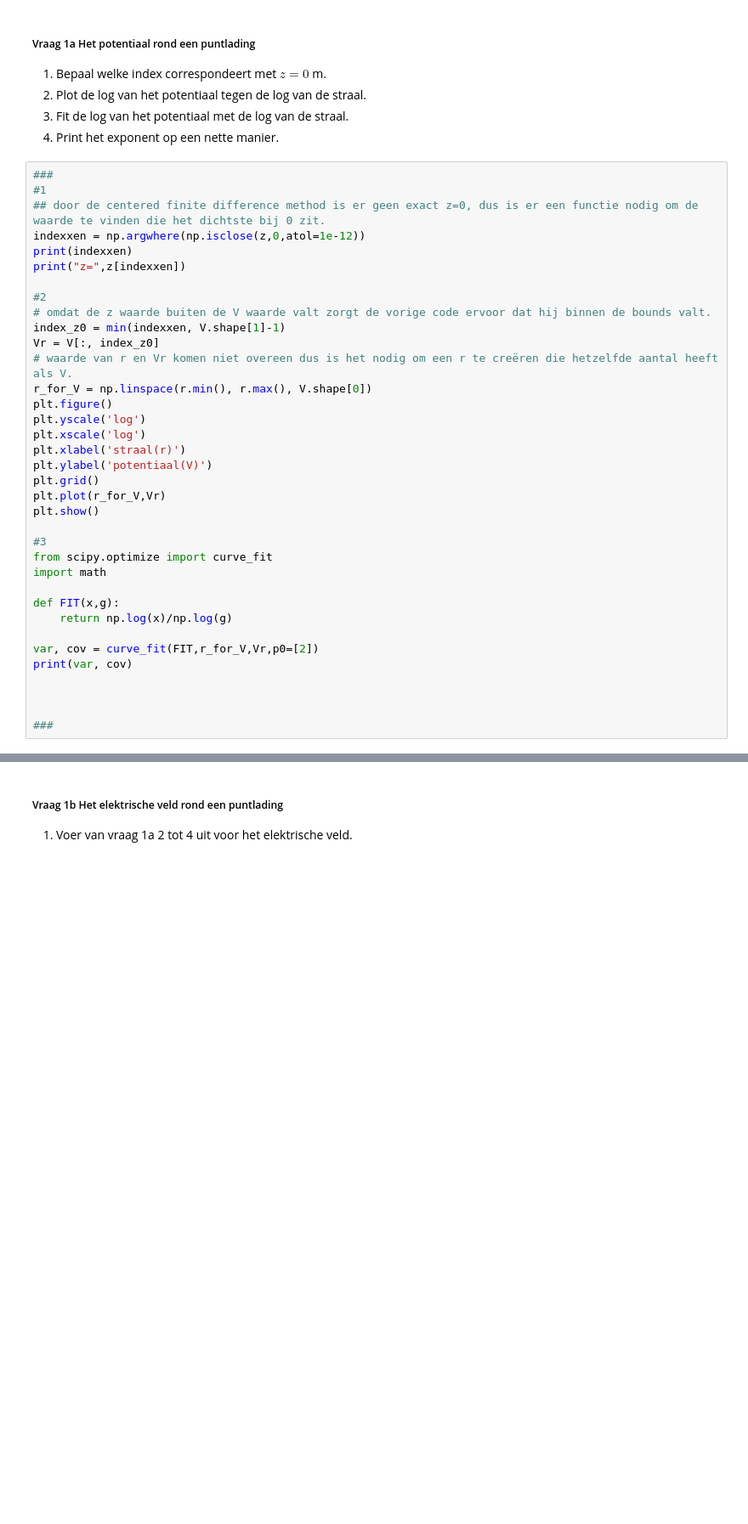
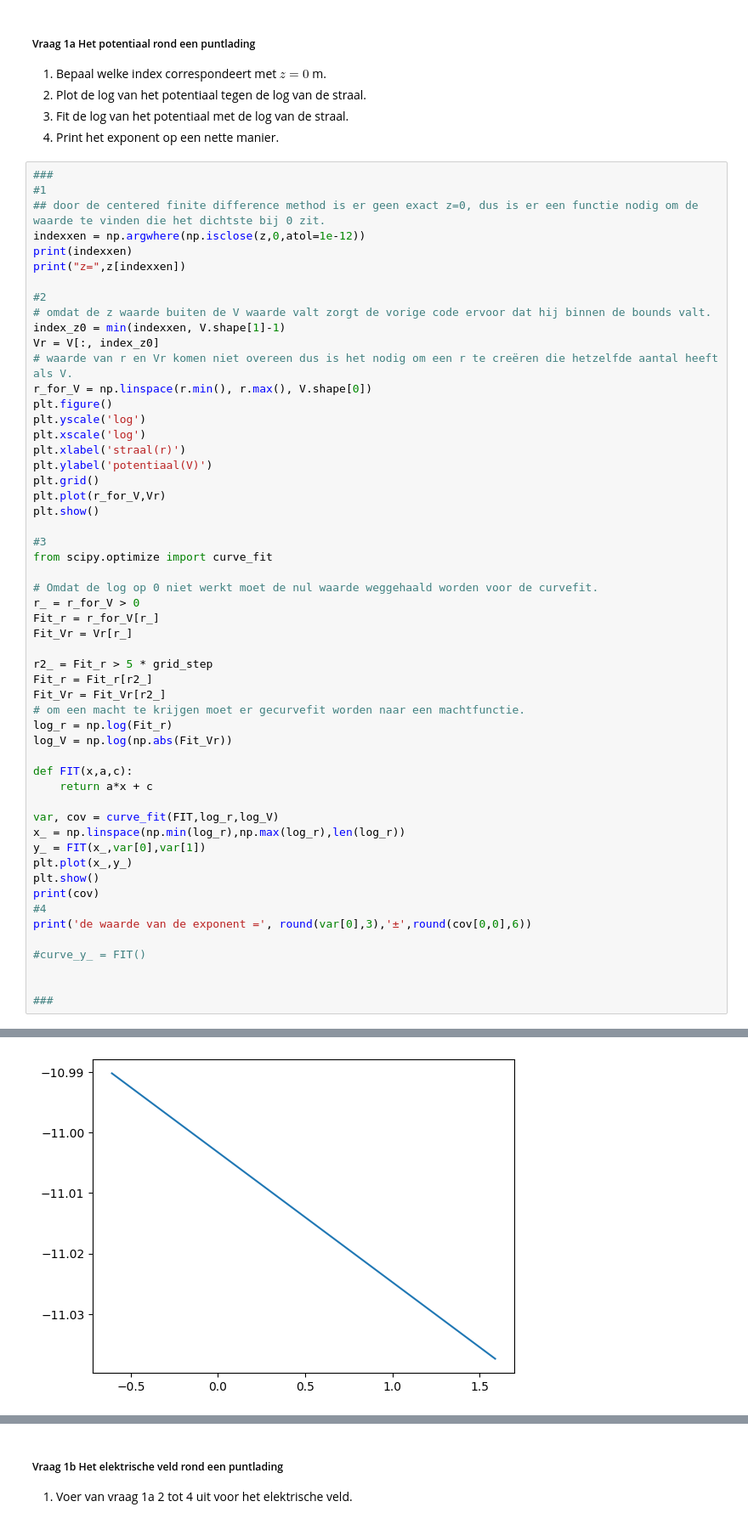
Before and after one commit to owenvanderwal/opdrachten-DEF-D, a Jupyter notebook: DigitaleOntwerpopdrachten/1CondensatorOpdracht/CondensatorOntwerpopdracht.ipynb, the cells around one changed output, grey strips where cells are left out. Shown at 85% size. Cells and saved outputs as stored; diff of their text form; blank space fills up the shorter version.

```diff
--- a/DigitaleOntwerpopdrachten/1CondensatorOpdracht/CondensatorOntwerpopdracht.ipynb
+++ b/DigitaleOntwerpopdrachten/1CondensatorOpdracht/CondensatorOntwerpopdracht.ipynb
@@ -94,35 +94,54 @@ indexxen = np.argwhere(np.isclose(z,0,atol=1e-12))
 print(indexxen)
 print("z=",z[indexxen])
 
 #2
 # omdat de z waarde buiten de V waarde valt zorgt de vorige code ervoor dat hij binnen de bounds valt.
 index_z0 = min(indexxen, V.shape[1]-1)
 Vr = V[:, index_z0]
 # waarde van r en Vr komen niet overeen dus is het nodig om een r te creëren die hetzelfde aantal heeft als V.
 r_for_V = np.linspace(r.min(), r.max(), V.shape[0])
 plt.figure()
 plt.yscale('log')
 plt.xscale('log')
 plt.xlabel('straal(r)')
 plt.ylabel('potentiaal(V)')
 plt.grid()
 plt.plot(r_for_V,Vr)
 plt.show()
 
 #3
 from scipy.optimize import curve_fit
-import math
 
-def FIT(x,g):
-    return np.log(x)/np.log(g)
+# Omdat de log op 0 niet werkt moet de nul waarde weggehaald worden voor de curvefit.
+r_ = r_for_V > 0
+Fit_r = r_for_V[r_]
+Fit_Vr = Vr[r_]
 
-var, cov = curve_fit(FIT,r_for_V,Vr,p0=[2])
-print(var, cov)
+r2_ = Fit_r > 5 * grid_step
+Fit_r = Fit_r[r2_]
+Fit_Vr = Fit_Vr[r2_]
+# om een macht te krijgen moet er gecurvefit worden naar een machtfunctie.
+log_r = np.log(Fit_r)
+log_V = np.log(np.abs(Fit_Vr))
 
+def FIT(x,a,c):
+    return a*x + c
+
+var, cov = curve_fit(FIT,log_r,log_V)
+x_ = np.linspace(np.min(log_r),np.max(log_r),len(log_r))
+y_ = FIT(x_,var[0],var[1])
+plt.plot(x_,y_)
+plt.show()
+print(cov)
+#4
+print('de waarde van de exponent =', round(var[0],3),'±',round(cov[0,0],6))
+
+#curve_y_ = FIT()
 
 
 ###
 # %% [output]
 [[50]]
 z= [[-1.77635684e-14]]
 [figure]
+[figure, added]
```
Also changed, not shown: parts of 1 cell of this notebook.
